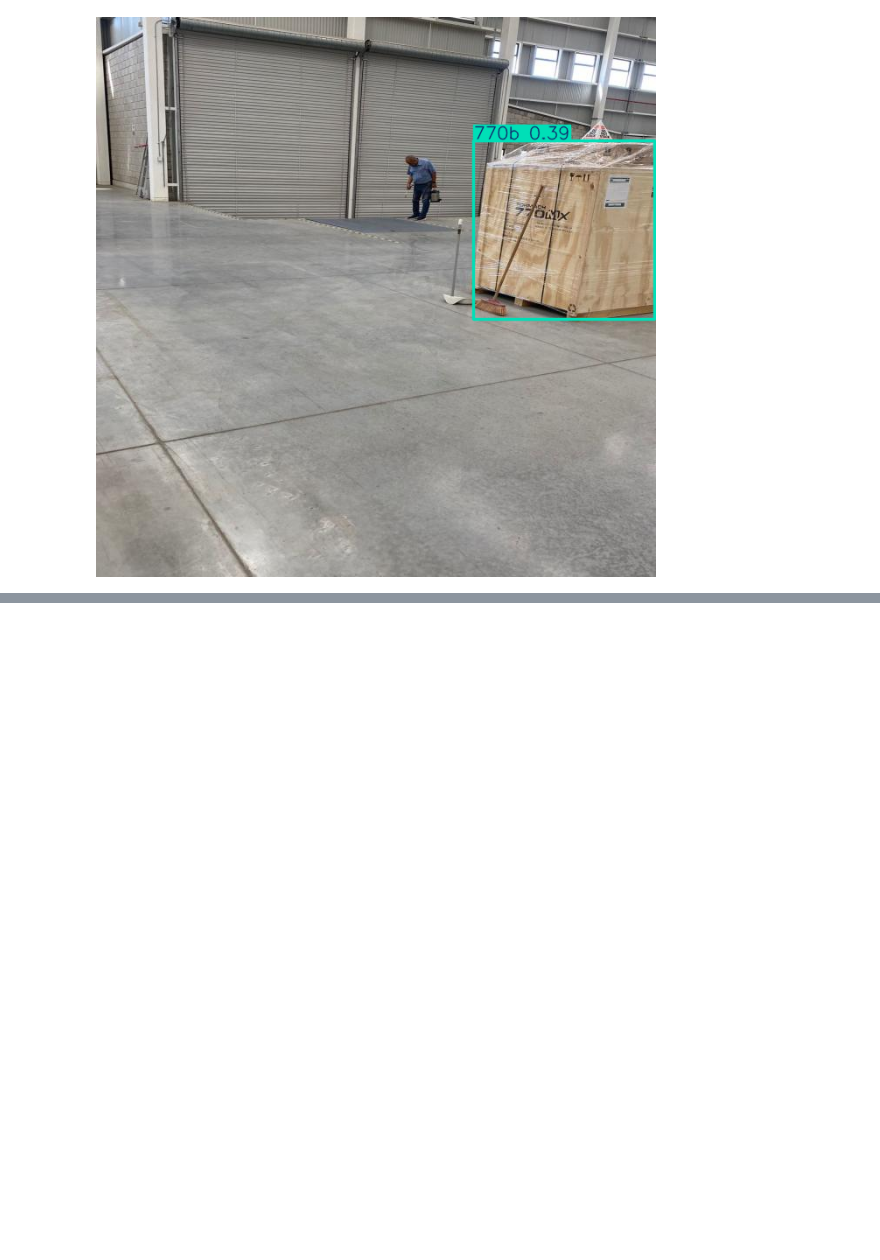
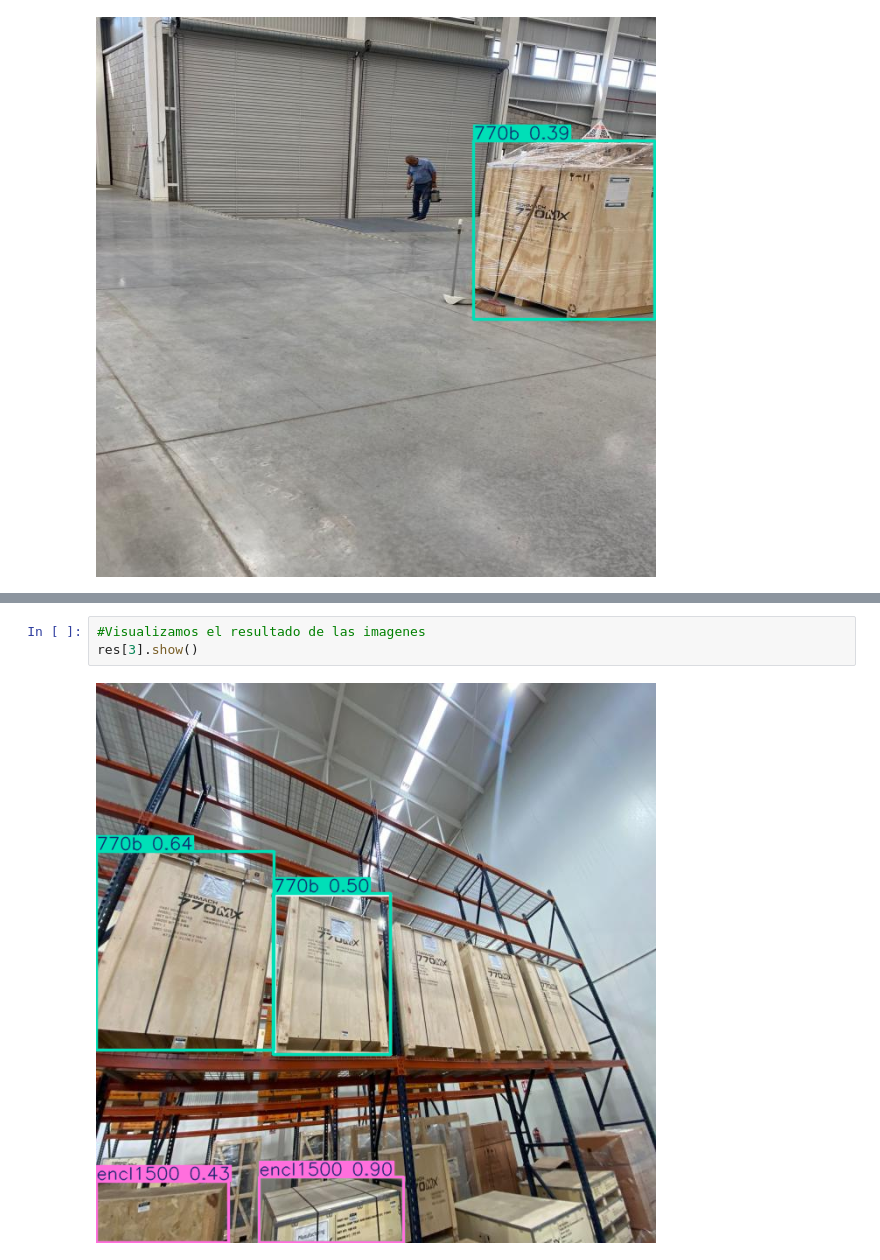
Before and after one commit to Vihappy/Vision_Artificial, a Jupyter notebook: Vision23310405.ipynb, the cells around one changed output, grey strips where cells are left out. Drawn from its saved outputs; the diff is of its cells as text; blank space fills up the shorter version.

```diff
--- a/Vision23310405.ipynb
+++ b/Vision23310405.ipynb
@@ -76,0 +87,5 @@ res[0].show()
+# %%
+#Visualizamos el resultado de las imagenes
+res[3].show()
+# %% [output]
+[figure, added]
```
Also changed, not shown: parts of 2 cells of this notebook.
